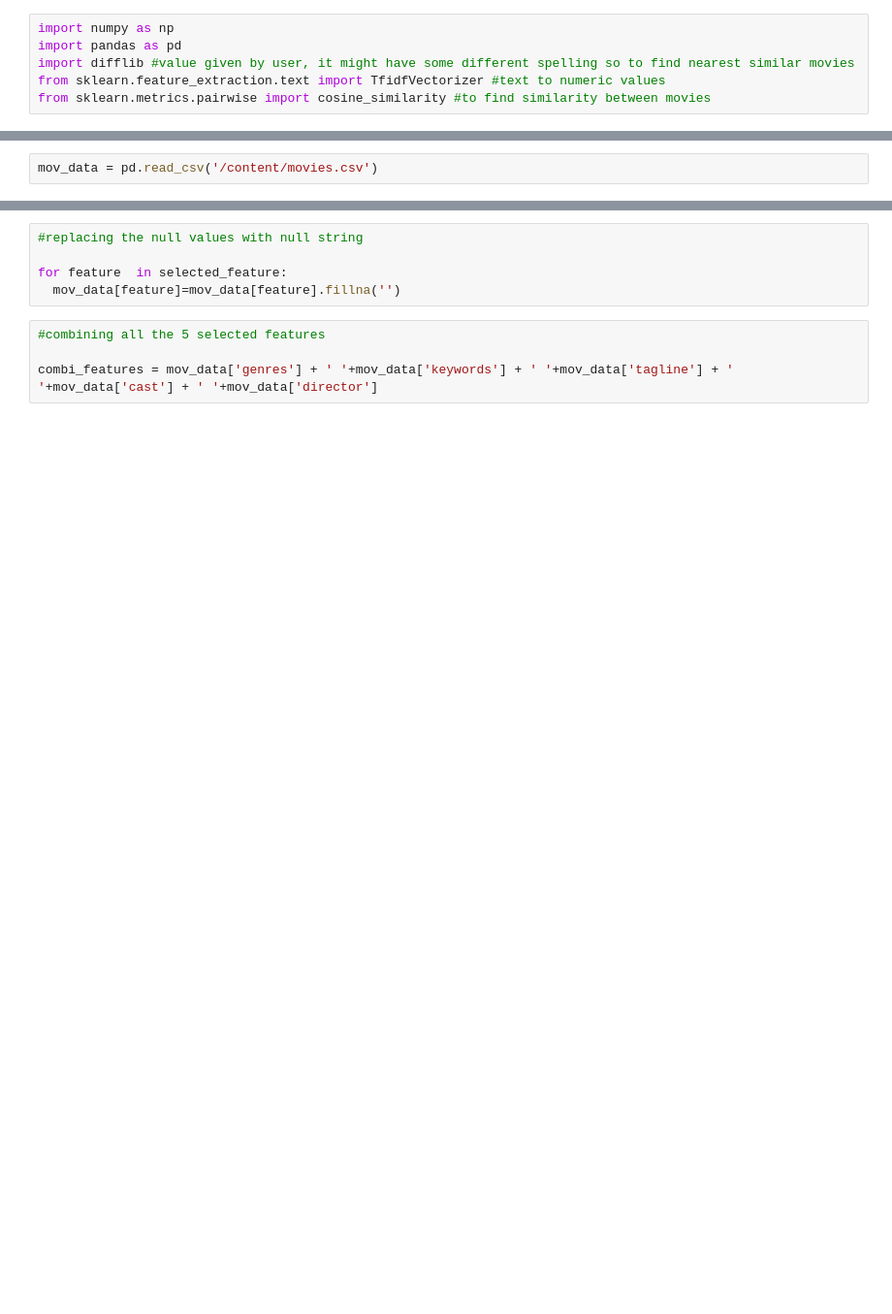
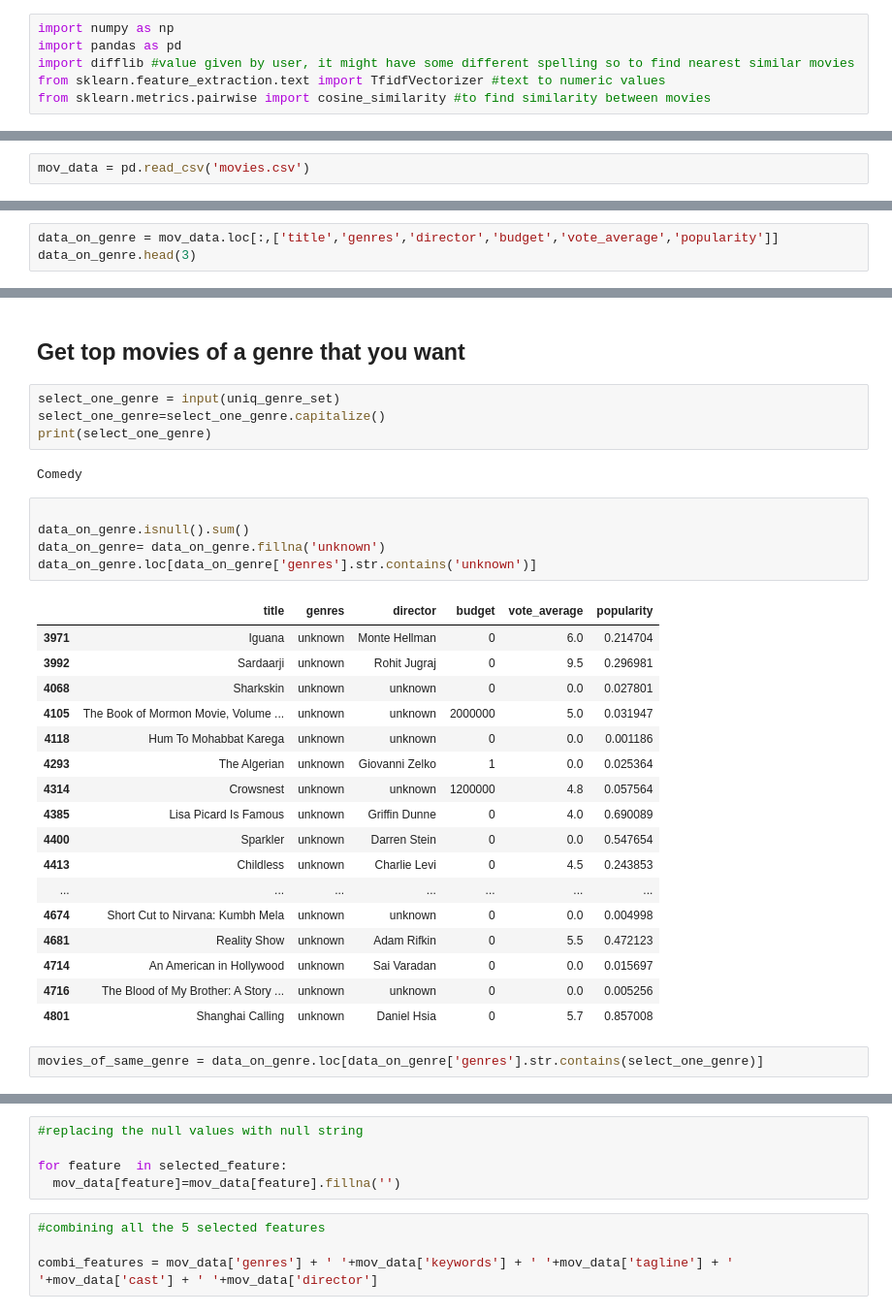
Before and after one commit to vilasrhegde/MovieRecommendation, a Jupyter notebook: MovRecommend.ipynb, the cells around one changed output, grey strips where cells are left out. Shown at 97% size. Drawn from its saved outputs; the diff is of its cells as text; blank space fills up the shorter version.

Commit message:
added popular,genre,director pages

```diff
--- a/MovRecommend.ipynb
+++ b/MovRecommend.ipynb
@@ -12,2 +10,2 @@ Mounted at /content/drive
 # %%
-mov_data = pd.read_csv('/content/movies.csv')
+mov_data = pd.read_csv('movies.csv')
@@ -19,0 +158,3 @@ mov_data.shape
+# %%
+data_on_genre = mov_data.loc[:,['title','genres','director','budget','vote_average','popularity']]
+data_on_genre.head(3)
@@ -19,0 +221,33 @@ mov_data.shape
+# %% [markdown]
+## Get top movies of a genre that you want
+# %%
+select_one_genre = input(uniq_genre_set)
+select_one_genre=select_one_genre.capitalize()
+print(select_one_genre)
+# %% [output]
+Comedy
+# %%
+
+data_on_genre.isnull().sum()
+data_on_genre= data_on_genre.fillna('unknown')
+data_on_genre.loc[data_on_genre['genres'].str.contains('unknown')]
+# %% [output]
+|  | title | genres | director | budget | vote_average | popularity |
+| 3971 | Iguana | unknown | Monte Hellman | 0 | 6.0 | 0.214704 |
+| 3992 | Sardaarji | unknown | Rohit Jugraj | 0 | 9.5 | 0.296981 |
+| 4068 | Sharkskin | unknown | unknown | 0 | 0.0 | 0.027801 |
+| 4105 | The Book of Mormon Movie, Volume ... | unknown | unknown | 2000000 | 5.0 | 0.031947 |
+| 4118 | Hum To Mohabbat Karega | unknown | unknown | 0 | 0.0 | 0.001186 |
+| 4293 | The Algerian | unknown | Giovanni Zelko | 1 | 0.0 | 0.025364 |
+| 4314 | Crowsnest | unknown | unknown | 1200000 | 4.8 | 0.057564 |
+| 4385 | Lisa Picard Is Famous | unknown | Griffin Dunne | 0 | 4.0 | 0.690089 |
+| 4400 | Sparkler | unknown | Darren Stein | 0 | 0.0 | 0.547654 |
+| 4413 | Childless | unknown | Charlie Levi | 0 | 4.5 | 0.243853 |
+| ... | ... | ... | ... | ... | ... | ... |
+| 4674 | Short Cut to Nirvana: Kumbh Mela | unknown | unknown | 0 | 0.0 | 0.004998 |
+| 4681 | Reality Show | unknown | Adam Rifkin | 0 | 5.5 | 0.472123 |
+| 4714 | An American in Hollywood | unknown | Sai Varadan | 0 | 0.0 | 0.015697 |
+| 4716 | The Blood of My Brother: A Story ... | unknown | unknown | 0 | 0.0 | 0.005256 |
+| 4801 | Shanghai Calling | unknown | Daniel Hsia | 0 | 5.7 | 0.857008 |
+# %%
+movies_of_same_genre = data_on_genre.loc[data_on_genre['genres'].str.contains(select_one_genre)]
```
Also changed, not shown: parts of 51 cells of this notebook, 4 other files.
